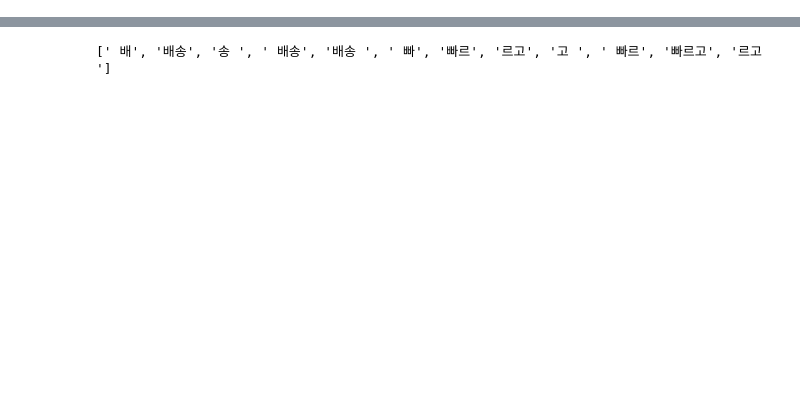
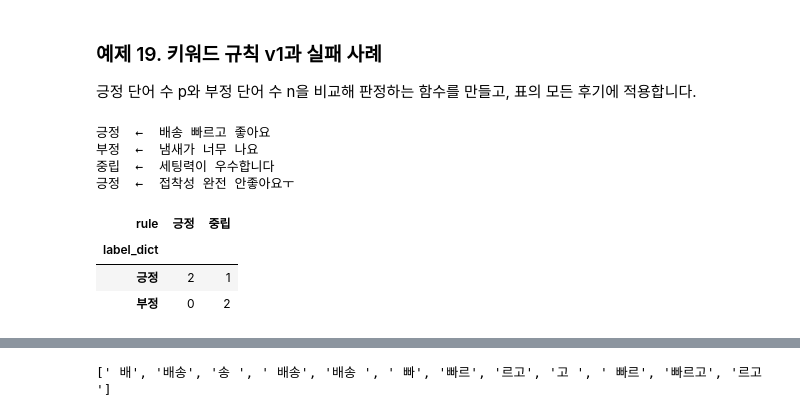
Before and after one commit to itlects/2026-2_ai-data, a Jupyter notebook: Week06/colab/Week06_이론예제_파이썬문법.ipynb, the cells around one changed output, grey strips where cells are left out. Cells and saved outputs as stored; diff of their text form; code cells hidden in the pictures; blank space fills up the shorter version.

```diff
--- a/Week06/colab/Week06_이론예제_파이썬문법.ipynb
+++ b/Week06/colab/Week06_이론예제_파이썬문법.ipynb
@@ -418,0 +498,7 @@ c 099ccb74836f4ea973ba3b1e26034386
+# %%
+text = "배송 빠르고 포장도 좋아요 추천"
+POS4 = ["좋아", "만족", "추천", "빠르"]
+print([w in text for w in POS4])            # 단어별 True/False
+print(True + True + False)                  # True=1, False=0
+p = sum(w in text for w in POS4)            # 들어 있는 긍정 단어 개수
+print("긍정 단어 개수 p =", p)
@@ -418,0 +517,26 @@ c 099ccb74836f4ea973ba3b1e26034386
+# %% [markdown]
+### 예제 19. 키워드 규칙 v1과 실패 사례
+긍정 단어 수 p와 부정 단어 수 n을 비교해 판정하는 함수를 만들고, 표의 모든 후기에 적용합니다.
+# %%
+POS = ["좋아", "좋고", "만족", "추천", "최고", "맛있", "예뻐", "빠르"]
+NEG = ["별로", "실망", "불량", "고장", "반품", "냄새", "불편", "최악"]
+
+def rule(text):
+    p = sum(w in text for w in POS)          # 긍정 단어 수
+    n = sum(w in text for w in NEG)          # 부정 단어 수
+    return "긍정" if p > n else ("부정" if n > p else "중립")   # 같으면(0:0 포함) 판단 보류
+
+for t in ["배송 빠르고 좋아요", "냄새가 너무 나요", "세팅력이 우수합니다", "접착성 완전 안좋아요ㅜ"]:
+    print(f"{rule(t)}  ←  {t}")
+
+df["rule"] = df["text"].map(rule)            # 열 전체에 적용 (공통 기초 예제 8)
+pd.crosstab(df["label_dict"], df["rule"])
+# %% [output]
+긍정  ←  배송 빠르고 좋아요
+부정  ←  냄새가 너무 나요
+중립  ←  세팅력이 우수합니다
+긍정  ←  접착성 완전 안좋아요ㅜ
+| rule | 긍정 | 중립 |
+| label_dict |  |  |
+| 긍정 | 2 | 1 |
+| 부정 | 0 | 2 |
```
Also changed, not shown: parts of 127 cells of this notebook, 3 other files.
